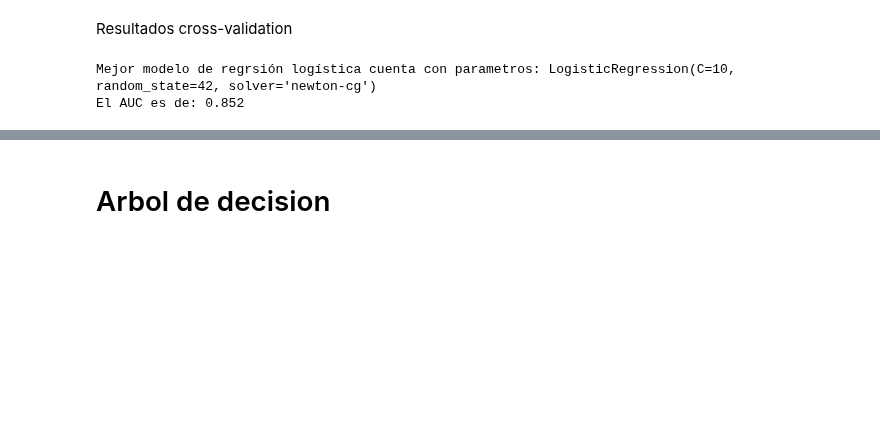
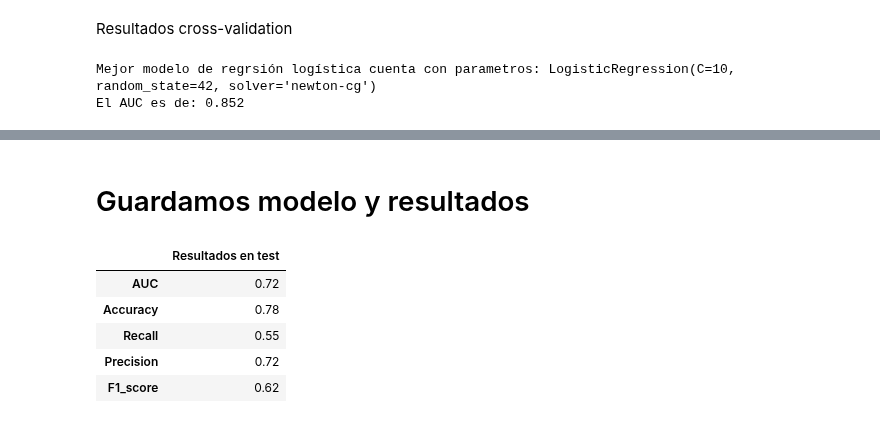
Before and after one commit to DenisTros/Hotel_Reservations, a Jupyter notebook: notebooks/variables_y_reg_log.ipynb, the cells around one changed output, grey strips where cells are left out. Saved outputs shown, nothing was run; the diff lists cells and outputs as text; code cells hidden in the pictures; blank space fills up the shorter version.

```diff
--- a/notebooks/seleccion_mas_logistica_y_arbol.ipynb
+++ b/notebooks/variables_y_reg_log.ipynb
@@ -229,2 +257,21 @@ weighted avg       0.77      0.78      0.77       900
-# %% [markdown]
-# Arbol de decision
+# %% [markdown]
+# Guardamos modelo y resultados
+# %%
+resultados_dict = {
+    'AUC': roc_auc_score(y_test,preds),
+    'Accuracy': accuracy_score(y_test,preds),
+    'Recall': recall_score(y_test,preds),
+    'Precision': precision_score(y_test,preds),
+    'F1_score': f1_score(y_test,preds)
+}
+# %%
+resultados = pd.DataFrame(resultados_dict,index=['Resultados en test']).T
+# %%
+resultados
+# %% [output]
+|  | Resultados en test |
+| AUC | 0.72 |
+| Accuracy | 0.78 |
+| Recall | 0.55 |
+| Precision | 0.72 |
+| F1_score | 0.62 |
```
Also changed, not shown: parts of 15 cells of this notebook, 16 other files.
